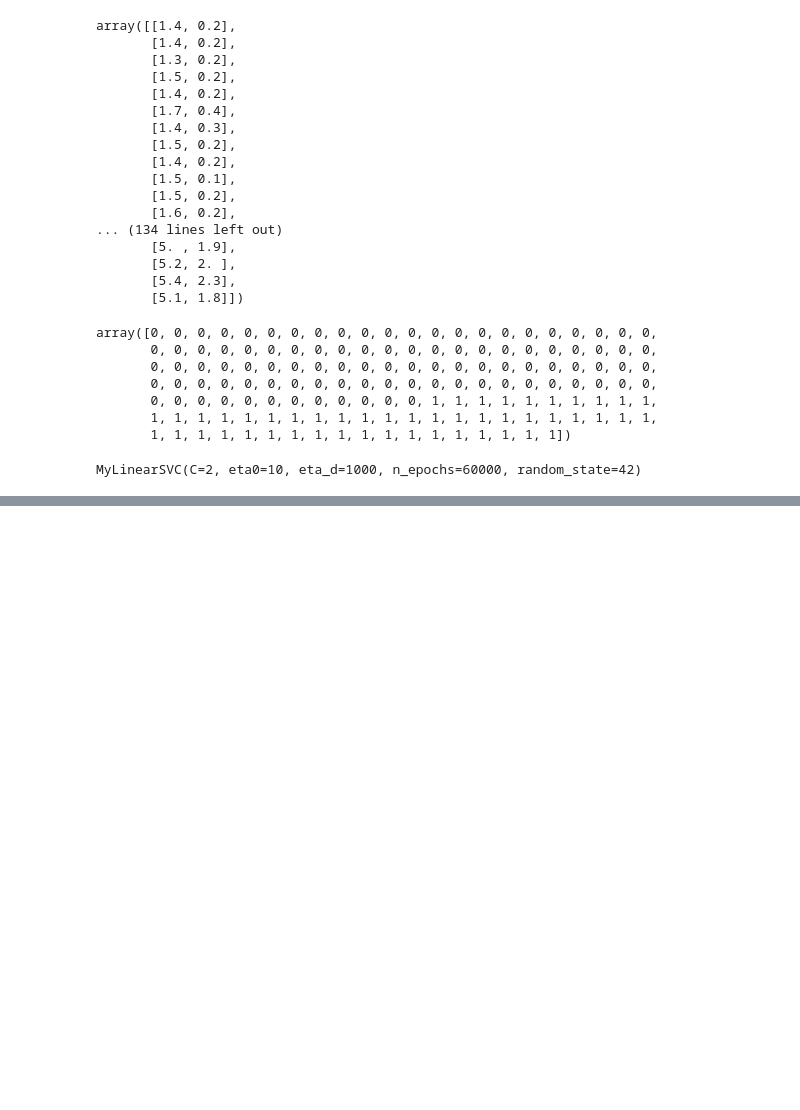
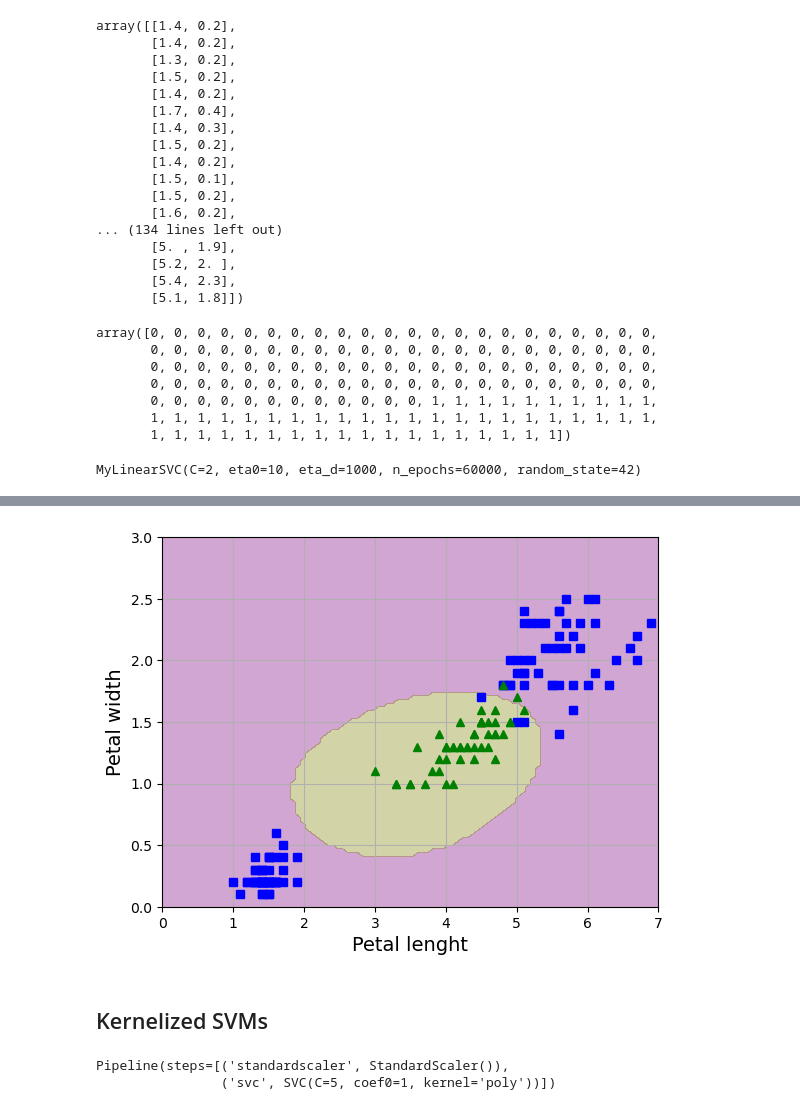
Before and after one commit to cj-chavarria/Machine-Learning-Coursework, a Jupyter notebook: 09_SVMs.ipynb, the cells around one changed output, grey strips where cells are left out. Saved outputs shown, nothing was run; the diff lists cells and outputs as text; code cells hidden in the pictures; blank space fills up the shorter version.

```diff
--- a/09_SVMs.ipynb
+++ b/09_SVMs.ipynb
@@ -110,0 +185,3 @@ print(svm_clf.intercept_, svm_clf.coef_)
+# %%
+X = iris.data[:, (2,3)]
+y = (iris.target == 1).astype(int)
@@ -110,0 +206,8 @@ print(svm_clf.intercept_, svm_clf.coef_)
+# %%
+plot_predictions(polynomial_svm_clf, [0,7,0,3])
+plot_dataset(X,y, [0,7,0,3], xlabel='Petal lenght', ylabel='Petal width')
+plt.show()
+# %% [output]
+[figure, added]
+# %% [markdown]
+## Kernelized SVMs
@@ -110,0 +219,9 @@ print(svm_clf.intercept_, svm_clf.coef_)
+# %%
+poly_kernel_svm_clf = make_pipeline(
+    StandardScaler(),
+    SVC(kernel='poly', degree=3, coef0=1, C=5)
+)
+poly_kernel_svm_clf.fit(X, y)
+# %% [output]
+Pipeline(steps=[('standardscaler', StandardScaler()),
+                ('svc', SVC(C=5, coef0=1, kernel='poly'))])
```
Also changed, not shown: parts of 11 cells of this notebook.
